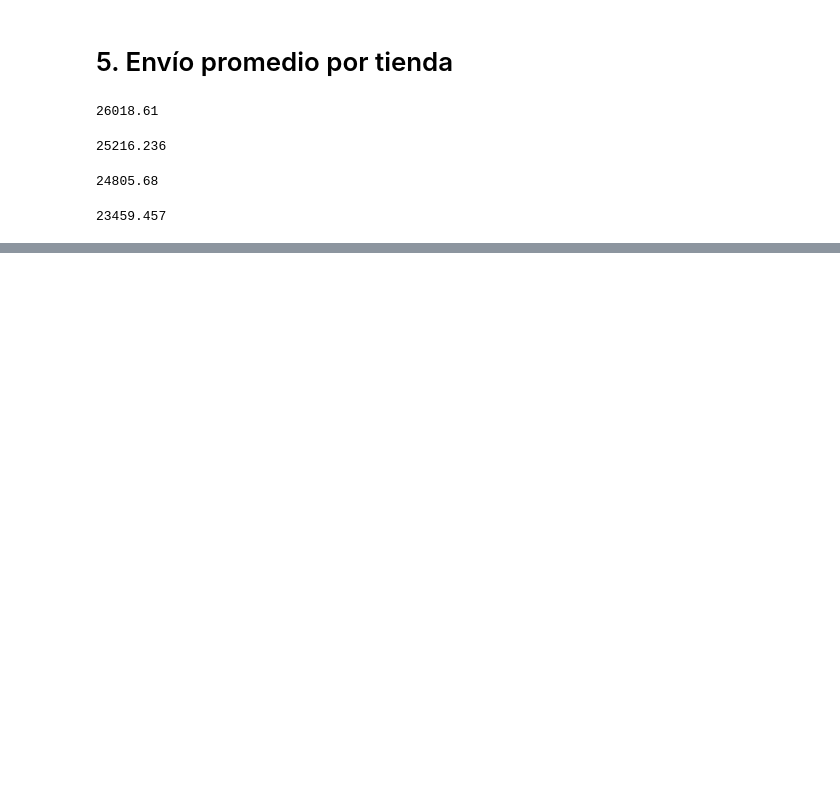
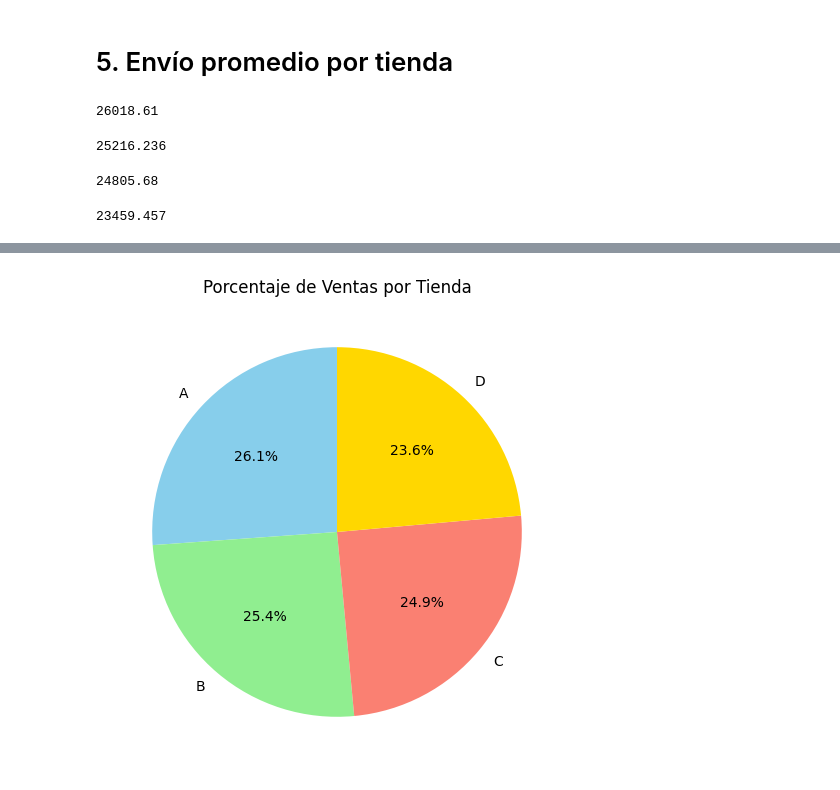
Before and after one commit to Gabriel-muni/Bosquejo, a Jupyter notebook: AluraStoreLatam_(1).ipynb, the cells around one changed output, grey strips where cells are left out. Saved outputs shown, nothing was run; the diff lists cells and outputs as text; code cells hidden in the pictures; blank space fills up the shorter version.

Commit message:
Copia para revisar los gráficos y las fórmulas de los se-pide

```diff
--- a/AluraStoreLatam_(1).ipynb
+++ b/AluraStoreLatam_(1).ipynb
@@ -224,3 +165,14 @@ ingreso_total_cuatro_tiendas = sum(tiendaA["Precio"]) + sum(tiendaB["Precio"]) +
 ingreso_total_cuatro_tiendas
 # %% [output]
 4403619200.0
+# %%
+data = {
+    'Tiendas': ['A', 'B', 'C', 'D'],
+    'Ventas': [1150880400, 1116343500, 1098019600, 1038375700]
+}
+
+df = pd.DataFrame(data)
+total_ventas = df['Ventas'].sum()
+df['Porcentaje'] = (df['Ventas'] / total_ventas) * 100
+df['Porcentaje'] = df['Porcentaje'].round(2)
+print(df)
@@ -379,0 +324,9 @@ Promed_costo_de_envió_tiendaD
+# %%
+import matplotlib.pyplot as plt
+# Gráfico de torta para el porcentaje de ventas por tienda
+plt.figure(figsize=(6, 6))
+plt.pie(df['Porcentaje'], labels=df['Tiendas'], autopct='%1.1f%%', startangle=90, colors=['skyblue', 'lightgreen', 'salmon', 'gold'])
+plt.title('Porcentaje de Ventas por Tienda')
+plt.show()
+# %% [output]
+[figure, added]
```
Also changed, not shown: parts of 26 cells of this notebook.
